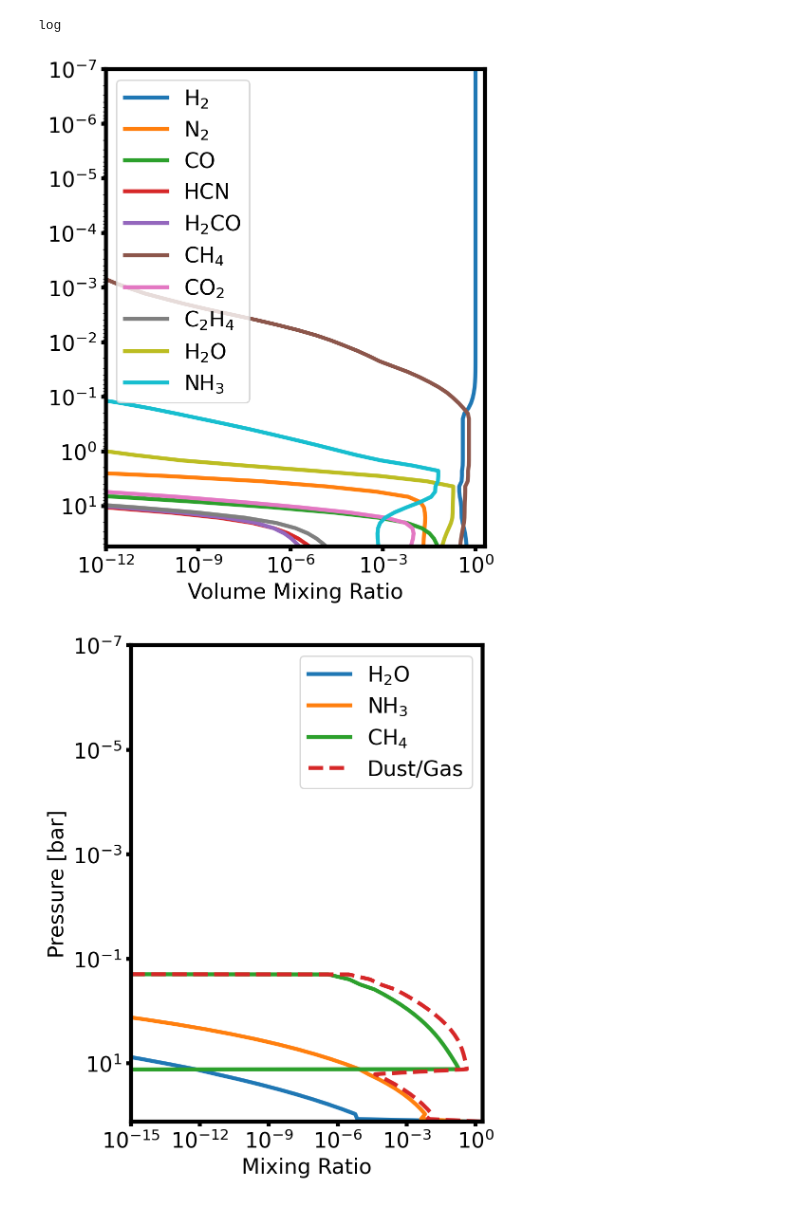
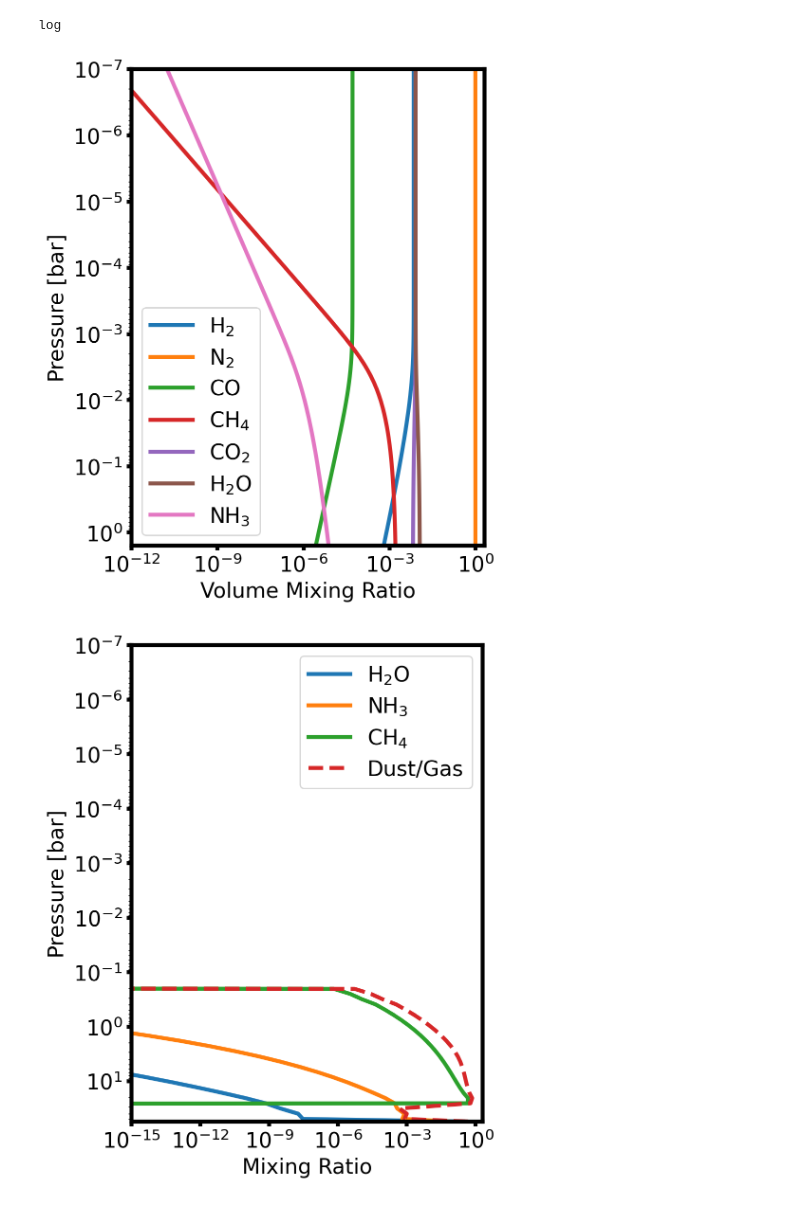
Before and after one commit to DavidDahlbudding/chelio, a Jupyter notebook: analyze/1_IndividualRun.ipynb, the cells around one changed output. Drawn from its saved outputs; the diff is of its cells as text; code cells hidden in the pictures.

```diff
--- a/analyze/1_IndividualRun.ipynb
+++ b/analyze/1_IndividualRun.ipynb
@@ -11,7 +11,7 @@ from analyze_modules import ChelioRun, plot_all_iteration_profiles, plot_profile
 # Load a single simulation run
 # All data loading, parsing, and iteration handling is done by ChelioRun.
 output_folder = "../output/Atmodeller/"
-run_name = "Earth_Tint=50_Tmelt=1000_Hocean=10.0_CtoH=0.1_NtoC=0.1_fO2=0"
+run_name = "Earth_Tint=50_Tmelt=1000_Hocean=0.1_CtoH=1.0_NtoC=1.0_fO2=-3"
 
 # Load all iterations to see the evolution
 run = ChelioRun(output_folder, run_name, load_mode='all')
@@ -91,6 +90,6 @@ plt.show()
 # %%
 # Plot molecular mixing ratios for the final converged step
-i = 1
+i = -1
 
 # Find
 threshold = 1e-6
@@ -106,36 +105,36 @@ target_molecules = np.array(run.mol_names)[mask]
 
 fig, ax = plt.subplots(1, 1, figsize=(5, 6))
 
 # plot_profile can now take a list of molecules to plot
 plot_profile(
     run,
     param_key=target_molecules,
     y_axis='pressure',
     log_x=True,
     ax=ax,
     iteration_index=i,
     mol_type='mol'
 )
 
 print(ax.get_xscale())
 
 ax.set_xlim(1e-12, 2e0)
 ax.set_ylim(run.pressures_bar.max(), run.pressures_bar.min())
 ax.set_xlabel("Volume Mixing Ratio")
 ax.set_title(run.run_name.replace("_", ", "))
 
 # turn on preferred options
 #set_white(ax)
 increase_size(ax, linewidth=3, fontsize=16, legendcols=1)
-ax.set_title('')
-ax.set_ylabel('')
+ax.set_title('', fontsize=16)
+#ax.set_ylabel('')
 plt.tight_layout()
 #plt.savefig(f"images/JulyPoster/FinalChem_{run_name}.svg", format="svg", transparent=True)
 
 plt.show()
 # %% [output]
 log
-[figure, old version]
+[figure, new version]
 # %%
 # plot the dust "mixing ratios"
 i = -1
@@ -192,7 +191,7 @@ plt.tight_layout()
 
 plt.show()
 # %% [output]
-[figure, old version]
+[figure, new version]
 # %%
 # plot supersaturation ratios of dust species
 i = -1
```
Also changed, not shown: parts of 4 cells of this notebook, 3 other files.
